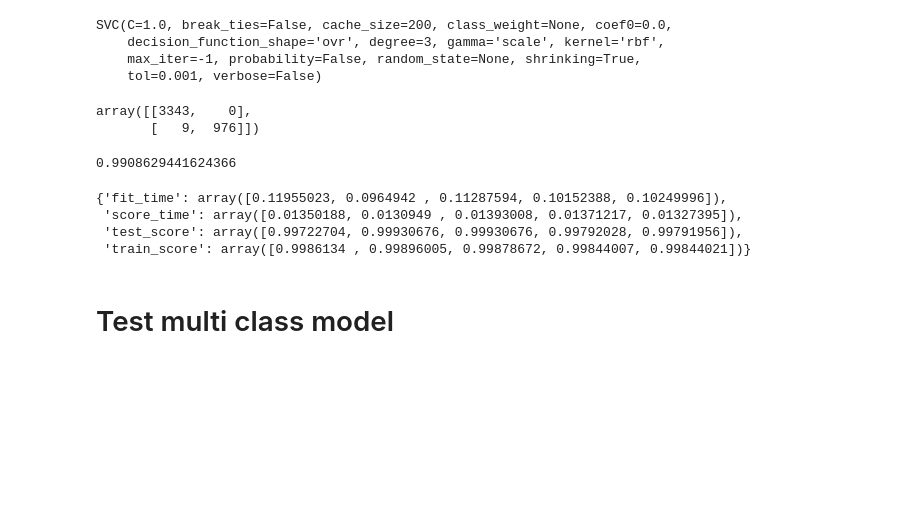
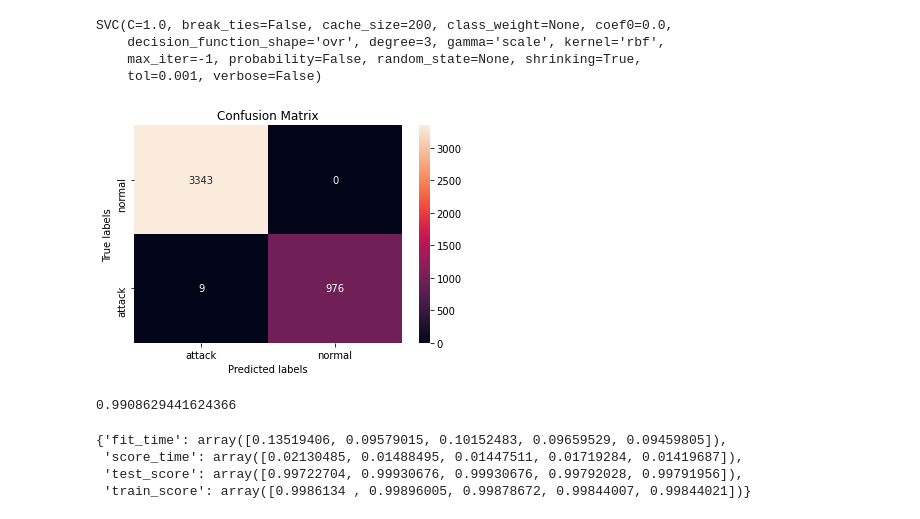
Before and after one commit to cholmess/Electric_Grid_Prediction, a Jupyter notebook: notebooks/Data Exploration.ipynb, the cells around one changed output. Drawn from its saved outputs; the diff is of its cells as text; code cells hidden in the pictures; blank space fills up the shorter version.

Commit message:
Changed scorer

```diff
--- a/notebooks/Data Exploration.ipynb
+++ b/notebooks/Data Exploration.ipynb
@@ -692,9 +692,15 @@ svc_preds=svc_model.predict(X_test)
 # %%
 # Inspect the confusion matrix
 from sklearn.metrics import confusion_matrix
-confusion_matrix(y_test,svc_preds)
+matrix=confusion_matrix(y_test,svc_preds)
-# %% [output]
-array([[3343,    0],
-       [   9,  976]])
+# %%
+ax= plt.subplot()
+sns.heatmap(matrix, annot=True, fmt='g', ax=ax);
+# labels, title and ticks
+ax.set_xlabel('Predicted labels');ax.set_ylabel('True labels');
+ax.set_title('Confusion Matrix');
+ax.xaxis.set_ticklabels(['attack', 'normal']); ax.yaxis.set_ticklabels(['normal', 'attack']);
+# %% [output]
+[figure, added]
 # %%
 # Calculate metrics
@@ -707,11 +713,9 @@ svc_score
 # Check for overfitting
 from sklearn.model_selection import cross_validate
 # %%
-cross_validate(svc_model,X,y,cv=5,return_train_score=True)
+cross_validate(svc_model,X,y,cv=5,scoring='precision_micro',return_train_score=True)
 # %% [output]
-{'fit_time': array([0.11955023, 0.0964942 , 0.11287594, 0.10152388, 0.10249996]),
- 'score_time': array([0.01350188, 0.0130949 , 0.01393008, 0.01371217, 0.01327395]),
+{'fit_time': array([0.13519406, 0.09579015, 0.10152483, 0.09659529, 0.09459805]),
+ 'score_time': array([0.02130485, 0.01488495, 0.01447511, 0.01719284, 0.01419687]),
  'test_score': array([0.99722704, 0.99930676, 0.99930676, 0.99792028, 0.99791956]),
  'train_score': array([0.9986134 , 0.99896005, 0.99878672, 0.99844007, 0.99844021])}
-# %% [markdown]
-# Test multi class model
```
Also changed, not shown: parts of 27 cells of this notebook.
